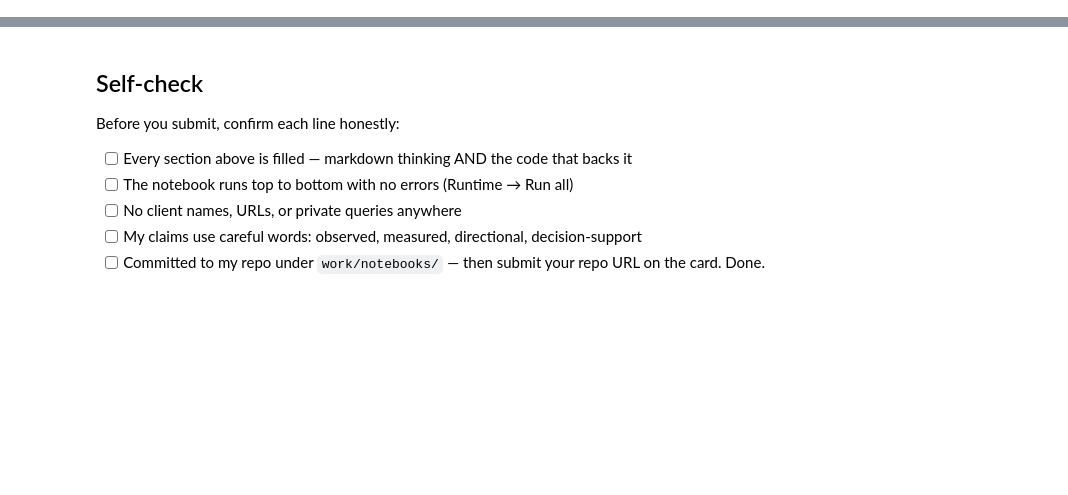
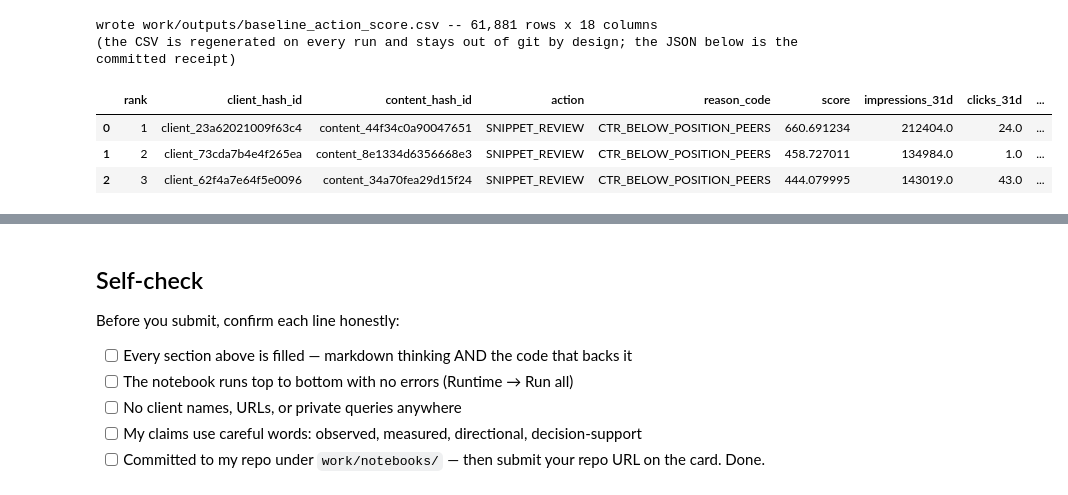
Before and after one commit to widadfatimakhan/flyrank-internship-ml, a Jupyter notebook: work/notebooks/w04_baseline_score.ipynb, the cells around one changed output, grey strips where cells are left out. Cells and saved outputs as stored; diff of their text form; code cells hidden in the pictures; blank space fills up the shorter version.

```diff
--- a/work/notebooks/w04_baseline_score.ipynb
+++ b/work/notebooks/w04_baseline_score.ipynb
@@ -29,0 +347,23 @@ This skeleton is yours to fill. Work the sections **in order** — each one has
+# %%
+# --- write the ranked queue -------------------------------------------------
+import os, json
+os.makedirs("work/outputs", exist_ok=True)
+
+COLS = ["rank", "client_hash_id", "content_hash_id", "action", "reason_code", "score",
+        "impressions_31d", "clicks_31d", "ctr_pp", "peer_pp", "ctr_gap_pp",
+        "expected_missed_clicks", "avg_position_31d", "position_tier",
+        "days_with_impressions_31d", "position_volatility_31d", "top_day_impression_share",
+        "momentum_log14v14"]
+queue = lane[COLS].copy()
+queue.to_csv("work/outputs/baseline_action_score.csv", index=False)
+print(f"wrote work/outputs/baseline_action_score.csv -- {len(queue):,} rows x {len(COLS)} columns")
+print("(the CSV is regenerated on every run and stays out of git by design; the JSON below is the "
+      "committed receipt)")
+display(queue.head(3))
+# %% [output]
+wrote work/outputs/baseline_action_score.csv -- 61,881 rows x 18 columns
+(the CSV is regenerated on every run and stays out of git by design; the JSON below is the committed receipt)
+|  | rank | client_hash_id | content_hash_id | action | reason_code | score | impressions_31d | clicks_31d | ... |
+| 0 | 1 | client_23a62021009f63c4 | content_44f34c0a90047651 | SNIPPET_REVIEW | CTR_BELOW_POSITION_PEERS | 660.691234 | 212404.0 | 24.0 | ... |
+| 1 | 2 | client_73cda7b4e4f265ea | content_8e1334d6356668e3 | SNIPPET_REVIEW | CTR_BELOW_POSITION_PEERS | 458.727011 | 134984.0 | 1.0 | ... |
+| 2 | 3 | client_62f4a7e64f5e0096 | content_34a70fea29d15f24 | SNIPPET_REVIEW | CTR_BELOW_POSITION_PEERS | 444.079995 | 143019.0 | 43.0 | ... |
```
Also changed, not shown: parts of 31 cells of this notebook.
